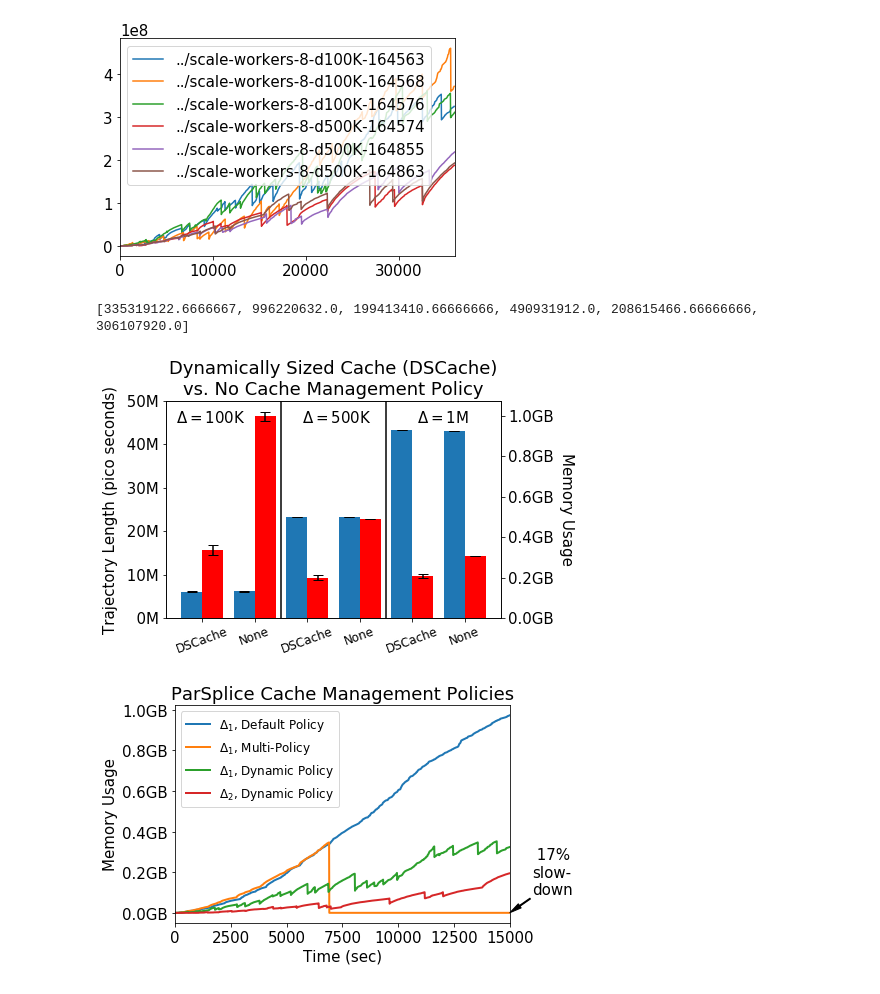
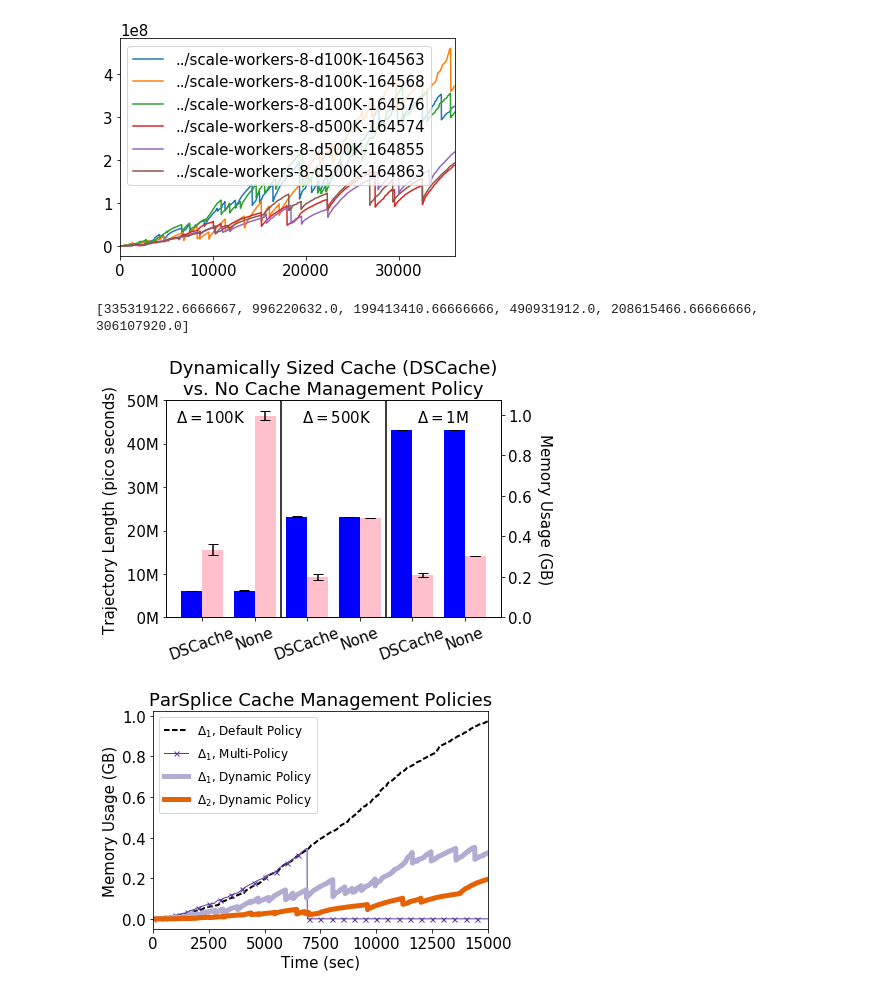
Before and after one commit to michaelsevilla/parsplice-ml-popper, a Jupyter notebook: experiments/regime-detection-parmsweep/viz/viz-memory-usage.ipynb, the cells around one changed output. Drawn from its saved outputs; the diff is of its cells as text; code cells hidden in the pictures.

```diff
--- a/experiments/regime-detection-parmsweep/viz/viz-memory-usage.ipynb
+++ b/experiments/regime-detection-parmsweep/viz/viz-memory-usage.ipynb
@@ -214,57 +144,70 @@ def plot_traj_vs_mem(run_list, ax):
         else:
             label.append("DSCache")
         trajs.append(float(np.mean(t))); terror.append(float(np.std(t)))
         memory.append(float(np.mean(m))); merror.append(float(np.std(m)))
     print memory
-    ax.bar(np.arange(len(trajs)) - 0.2, trajs, yerr=terror, capsize=5, width=0.4, label="Performance (y1 axis)")
-    ax.set_xticks(range(0, len(trajs))); ax.set_xticklabels(label, fontsize=12, rotation=20)
+    ax.bar(np.arange(len(trajs)) - 0.2, trajs, yerr=terror, capsize=5, width=0.4, label="Performance (y1 axis)", color='blue')
+    ax.set_xticks(range(0, len(trajs))); ax.set_xticklabels(label, rotation=20)
     ax.set_ylim(0, 50*1000*1000); ax.set_yticklabels("")
     ax.set_ylabel("Trajectory Length (pico seconds)")
     #ax.set_ylim(0, 6.2*1000*1000)
     ax.set_yticklabels(['{:3.0f}M'.format(yval/(1000*1000)) for yval in ax.get_yticks()])
     ax.set_title("Dynamically Sized Cache (DSCache)\nvs. No Cache Management Policy")
     ax2 = ax.twinx()
-    ax2.bar(np.arange(len(memory)) + 0.2, memory, yerr=merror, capsize=5, width=0.4, color='r', label="Memory (y2 axis)")
+    ax2.bar(np.arange(len(memory)) + 0.2, memory, yerr=merror, capsize=5, width=0.4, color='pink', label="Memory (y2 axis)")
     ax2.set_xticks(range(0, len(memory)))
-    ax2.set_ylabel("Memory Usage", rotation=270, labelpad=20); ax2.set_ylim(0, 1*1024*1024*1024); ax2.set_yticklabels(['{:3.1f}GB'.format(yval/(1000*1000*1000)) for yval in ax2.get_yticks()])
+    ax2.set_ylabel("Memory Usage (GB)", rotation=270, labelpad=20); ax2.set_ylim(0, 1*1024*1024*1024); ax2.set_yticklabels(['{:3.1f}'.format(yval/(1000*1000*1000)) for yval in ax2.get_yticks()])
     ax.annotate(r'$\Delta=100$K', xytext=(-0.5, 45*1000000), xy=(-0.5, 45*1000000))
     ax.annotate(r'$\Delta=500$K', xytext=(1.9, 45*1000000), xy=(1.9, 45*1000000))
     ax.annotate(r'$\Delta=1$M', xytext=(4.1, 45*1000000), xy=(4.1, 45*1000000))
 
 fig, ax = plt.subplots(1, 1)
 plot_traj_vs_mem([("../scale-workers-8-d100K-164563", "../scale-workers-8-d100K-164568","../scale-workers-8-d100K-164576"),
                   ("../baseline/scale-workers-8-d100K-NULL-166668", "../baseline/scale-workers-8-d100K-NULL-166672"),
                   ("../scale-workers-8-d500K-164574", "../scale-workers-8-d500K-164855", "../scale-workers-8-d500K-164863"),
                   ("../baseline/scale-workers-8-d500K-NULL-166671", "../baseline/scale-workers-8-d500K-NULL-166671"),
                   ("../scale-workers-8-d1M-164580", "../scale-workers-8-d1M-164853", "../scale-workers-8-d1M-164861"),
                   ("../baseline/scale-workers-8-d1M-NULL-166670", "../baseline/scale-workers-8-d1M-NULL-166670"),
                  ], ax)
 
 plt.axvline(x=1.5, color='black')
 plt.axvline(x=3.5, color='black')
 fig.savefig("../../../paper/figures/dscache-vs-none.png", bbox_inches='tight', dpi=400)
 # %% [output]
 [335319122.6666667, 996220632.0, 199413410.66666666, 490931912.0, 208615466.66666666, 306107920.0]
-[figure, old version]
+[figure, new version]
 # %%
-def plot_memory(ax, label, runs, rank="4"):
+def get_op(op, results, rank="4"):
+    fname = ""
+    untar(results + "/out/perf.tar.gz")
+    shutil.move("perf/perf." + rank, "tmp/perf." + rank)
+    fname = "tmp/perf." + rank
+    df = pd.read_csv(fname, names=['ts', 'op', 'count'])
+    df = df[df['op'] == op]
+
+    shift = np.min(df['ts']) * np.ones(len(df['ts']))
+    df['shift'] = df['ts'] - shift
+    df['count'] = df['count'].astype(float)
+    return df
+
+def plot_memory(ax, label, runs, rank="4", ls='-', color='black', marker='', lw=1):
     for run in runs:
         df = get_op("DBMemorySize", run, rank=rank)
-        df.plot(y='count', x='shift', ax=ax, label=label, lw=2)
+        df.plot(y='count', x='shift', ax=ax, label=label, color=color, ls=ls, lw=lw, marker=marker, markersize=5, markevery=50)
 
 fig, ax = plt.subplots(1, 1)
-plot_memory(ax, r'$\Delta_1$, Default Policy ',["../baseline/scale-workers-8-d100K-NULL-166668"], rank="1")
-plot_memory(ax, r'$\Delta_1$, Multi-Policy',   ["../../regime-detection/baseline/scale-cachedecrease-8n-100-72372"], rank="1")
-plot_memory(ax, r'$\Delta_1$, Dynamic Policy', ["../scale-workers-8-d100K-164563"])
-plot_memory(ax, r'$\Delta_2$, Dynamic Policy', ["../scale-workers-8-d1M-164580"])
-ax.set_ylabel("Memory Usage")
+plot_memory(ax, r'$\Delta_1$, Default Policy ',["../baseline/scale-workers-8-d100K-NULL-166668"], rank="1", ls='--', lw=2)
+plot_memory(ax, r'$\Delta_1$, Multi-Policy',   ["../../regime-detection/baseline/scale-cachedecrease-8n-100-72372"], rank="1",color='#5e3c99', marker='x')
+plot_memory(ax, r'$\Delta_1$, Dynamic Policy', ["../scale-workers-8-d100K-164563"], lw=5, color='#b2abd2')
+plot_memory(ax, r'$\Delta_2$, Dynamic Policy', ["../scale-workers-8-d1M-164580"], lw=5, color='#e66101')
+ax.set_ylabel("Memory Usage (GB)")
 ax.set_xlabel("Time (sec)")
-ax.set_yticklabels(['{:3.1f}GB'.format(yval/(1000*1000*1000)) for yval in ax.get_yticks()])
+ax.set_yticklabels(['{:3.1f}'.format(yval/(1000*1000*1000)) for yval in ax.get_yticks()])
 ax.legend(fontsize=12)
 ax.set_title("ParSplice Cache Management Policies")
-ax.annotate(' 17%\nslow-\ndown', xytext=(16000, 0.2*1000*1000*1000), xy=(15000, 0.001*1000*1000*1000), fontsize=15, ha='left', va='center',
-           arrowprops=dict(facecolor='black', width=1, headwidth=5))
+#ax.annotate(' 17%\nslow-\ndown', xytext=(16000, 0.2*1000*1000*1000), xy=(15000, 0.001*1000*1000*1000), fontsize=15, ha='left', va='center',
+#           arrowprops=dict(facecolor='black', width=1, headwidth=5))
 
 fig.savefig("../../../paper/figures/memory-vs-time.png", bbox_inches='tight', dpi=400)
 # %% [output]
-[figure, old version]
+[figure, new version]
```
Also changed, not shown: parts of 2 cells of this notebook, 9 other files.
